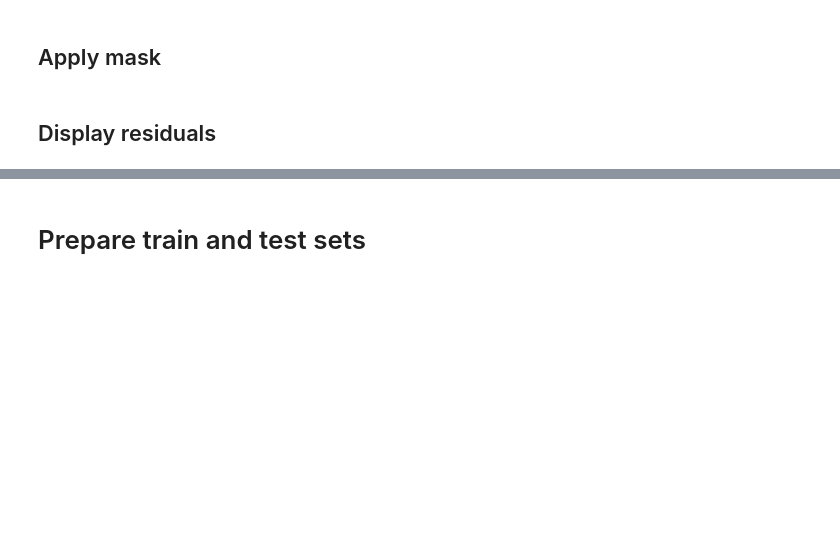
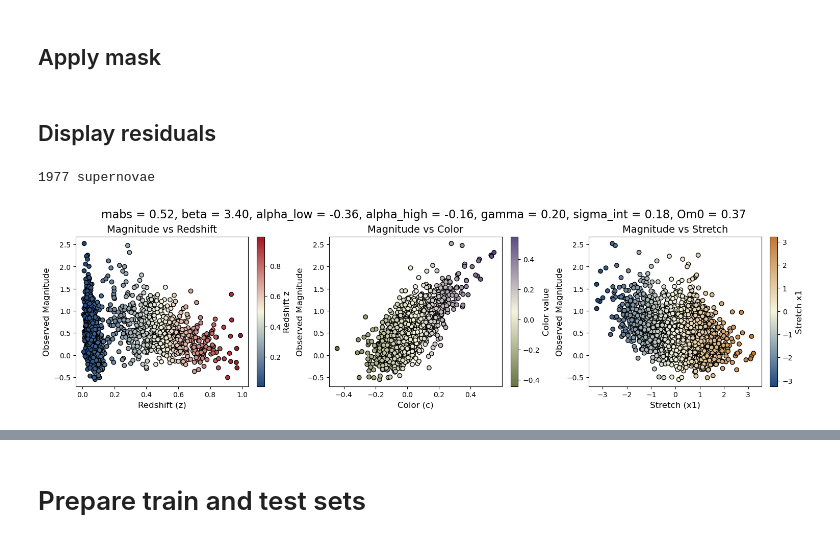
Before and after one commit to a-trigui/ximinf, a Jupyter notebook: notebooks/2_train_nn.ipynb, the cells around one changed output, grey strips where cells are left out. Cells and saved outputs as stored; diff of their text form; code cells hidden in the pictures; blank space fills up the shorter version.

```diff
--- a/notebooks/2_train_nn.ipynb
+++ b/notebooks/2_train_nn.ipynb
@@ -65,7 +70,7 @@ print(backend)
 # %%
 # Path to the new HDF5 file
 # file_path = "./data/SIM/simulations_10000_2_1000_1000_brok_alpha_beta_gamma_sigma_XS_gaussian_priors_cosmo_XL_errors_z.h5"
-file_path = "../data/SIM/simulations_2000_5_1000_1000_brok_alpha_beta_gamma_sigma_XS_gaussian_exponential_priors_errors_z.h5" #simulations_10000_2_1000_1000_brok_alpha_beta_gamma_sigma_XS_gaussian_priors_cosmo_XL_errors_z
+file_path = "../data/SIM/simulations_10000_2_30000_2000_selection_function_brok_alpha_beta_gamma_sigma_XS_uniform_priors_cosmo_errors_z.h5" #simulations_10000_2_1000_1000_brok_alpha_beta_gamma_sigma_XS_gaussian_priors_cosmo_XL_errors_z
 
 with h5py.File(file_path, "r") as f:
 
@@ -89,7 +94,7 @@ N = next(iter(params.values())).shape[0]   # N simulations
 M = next(iter(data.values())).shape[1]     # M SNe per simulation
 
 print(f"The file contains {N} simulations of size {M}")
-print("Loaded priors:", priors)
+
 
 print('Removing cosmology ...')
 jax.config.update("jax_enable_x64", True)
@@ -106,4 +111,6 @@ if 'mabs' in params:
     params['mabs'] = params['mabs'] + 19.3
     priors['mabs']['range'] += 19.3
 
+print("Loaded priors:", priors)
+
 gc.collect()
@@ -110,7 +123,7 @@ gc.collect()
 # %%
 # Example usage
 print("Parameter names:", list(params.keys()))
-param_groups = ['mabs', ['alpha_low', 'alpha_high'], 'beta', ['gamma', 'sigma_int']] # Sort them from easiest to hardest to infer , 'Om0'
+param_groups = ['mabs', 'beta', ['alpha_low', 'alpha_high'], ['gamma', 'sigma_int'], 'Om0'] # Sort them from easiest to hardest to infer , 'Om0'
 print(param_groups[0])
 
 # ----------------------------
@@ -134,7 +152,7 @@ data_filt = {k: jnp.where(mask, v, jnp.nan) for k, v in data.items()}
 # %% [markdown]
 ## Display residuals
 # %%
-index = 102  # index for your data slice
+index = 16  # index for your data slice
 
 # Define the color maps
 cmap1 = LinearSegmentedColormap.from_list(
@@ -181,33 +199,39 @@ axes[1].set_title('Magnitude vs Color', fontsize=14)
 axes[1].set_xlabel('Color (c)', fontsize=12)
 axes[1].set_ylabel('Observed Magnitude', fontsize=12)
 cbar2 = plt.colorbar(sc2, ax=axes[1])
 cbar2.set_label('Color value', fontsize=12)
 
 # Third subplot: x1 vs magobs
 sc3 = axes[2].scatter(
     data_filt['x1'][index, :],
     data_filt['magobs'][index, :],
     c=data_filt['x1'][index, :],
     cmap=cmap3,
     edgecolor='k'
 )
 axes[2].set_title('Magnitude vs Stretch', fontsize=14)
 axes[2].set_xlabel('Stretch (x1)', fontsize=12)
 axes[2].set_ylabel('Observed Magnitude', fontsize=12)
 cbar3 = plt.colorbar(sc3, ax=axes[2])
 cbar3.set_label('Stretch x1', fontsize=12)
 
 # Construct the title string dynamically
 title_str = ", ".join(f"{name} = {params[name][index]:.2f}" for name in global_param_names)
 
 fig.suptitle(
     title_str,
     fontsize=16
 )
 
+print(f"{sum(mask[index])} supernovae")
+
 plt.show()
 
 gc.collect()
+del data_filt
+# %% [output]
+1977 supernovae
+[figure, added]
 # %%
 # Padded version (zeros)
 data_padded = {k: jnp.where(mask, v, 0) for k, v in data.items()}
```
Also changed, not shown: parts of 24 cells of this notebook, 3 other files.
